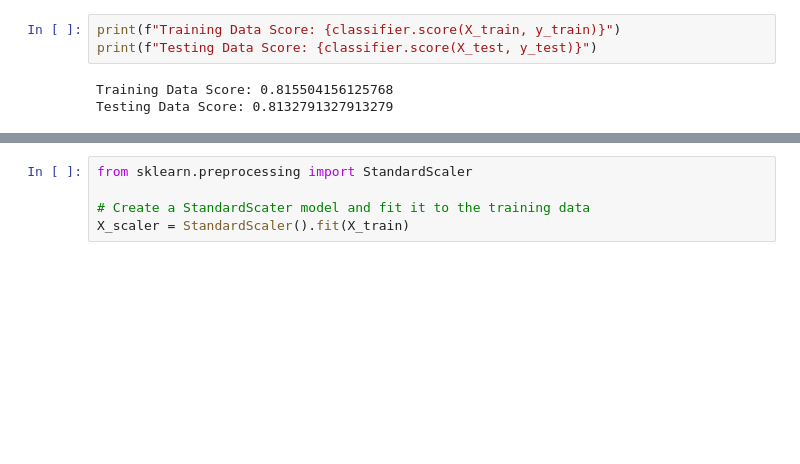
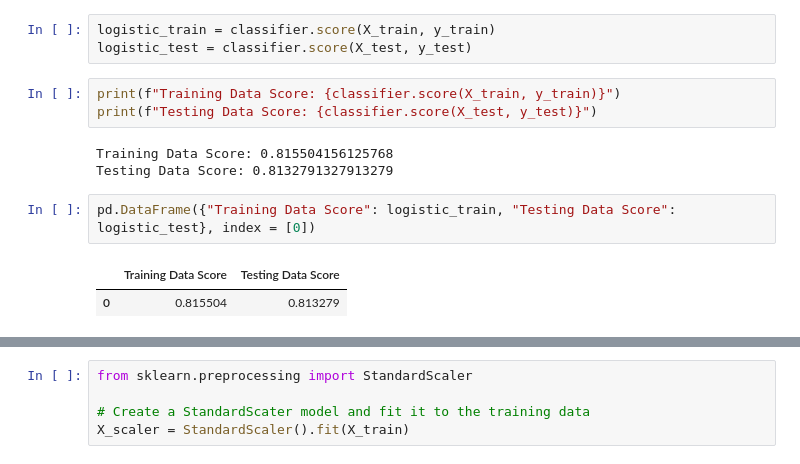
Before and after one commit to kent-huynh/ucb_project_3, a Jupyter notebook: Preliminary_Model_Testing.ipynb, the cells around one changed output, grey strips where cells are left out. Saved outputs shown, nothing was run; the diff lists cells and outputs as text; blank space fills up the shorter version.

```diff
--- a/Preliminary_Model_Testing.ipynb
+++ b/Preliminary_Model_Testing.ipynb
@@ -113,12 +143,20 @@ LogisticRegression(C=1.0, class_weight=None, dual=False, fit_intercept=True,
           intercept_scaling=1, max_iter=100, multi_class='ovr', n_jobs=1,
           penalty='l2', random_state=None, solver='liblinear', tol=0.0001,
           verbose=0, warm_start=False)
+# %%
+logistic_train = classifier.score(X_train, y_train)
+logistic_test = classifier.score(X_test, y_test)
 # %%
 print(f"Training Data Score: {classifier.score(X_train, y_train)}")
 print(f"Testing Data Score: {classifier.score(X_test, y_test)}")
 # %% [output]
 Training Data Score: 0.815504156125768
 Testing Data Score: 0.8132791327913279
+# %%
+pd.DataFrame({"Training Data Score": logistic_train, "Testing Data Score": logistic_test}, index = [0])
+# %% [output]
+|  | Training Data Score | Testing Data Score |
+| 0 | 0.815504 | 0.813279 |
 # %%
 predictions = classifier.predict(X_test)
 pd.DataFrame({"Prediction": predictions, "Actual": y_test})
```
Also changed, not shown: parts of 11 cells of this notebook, 1 other file.
